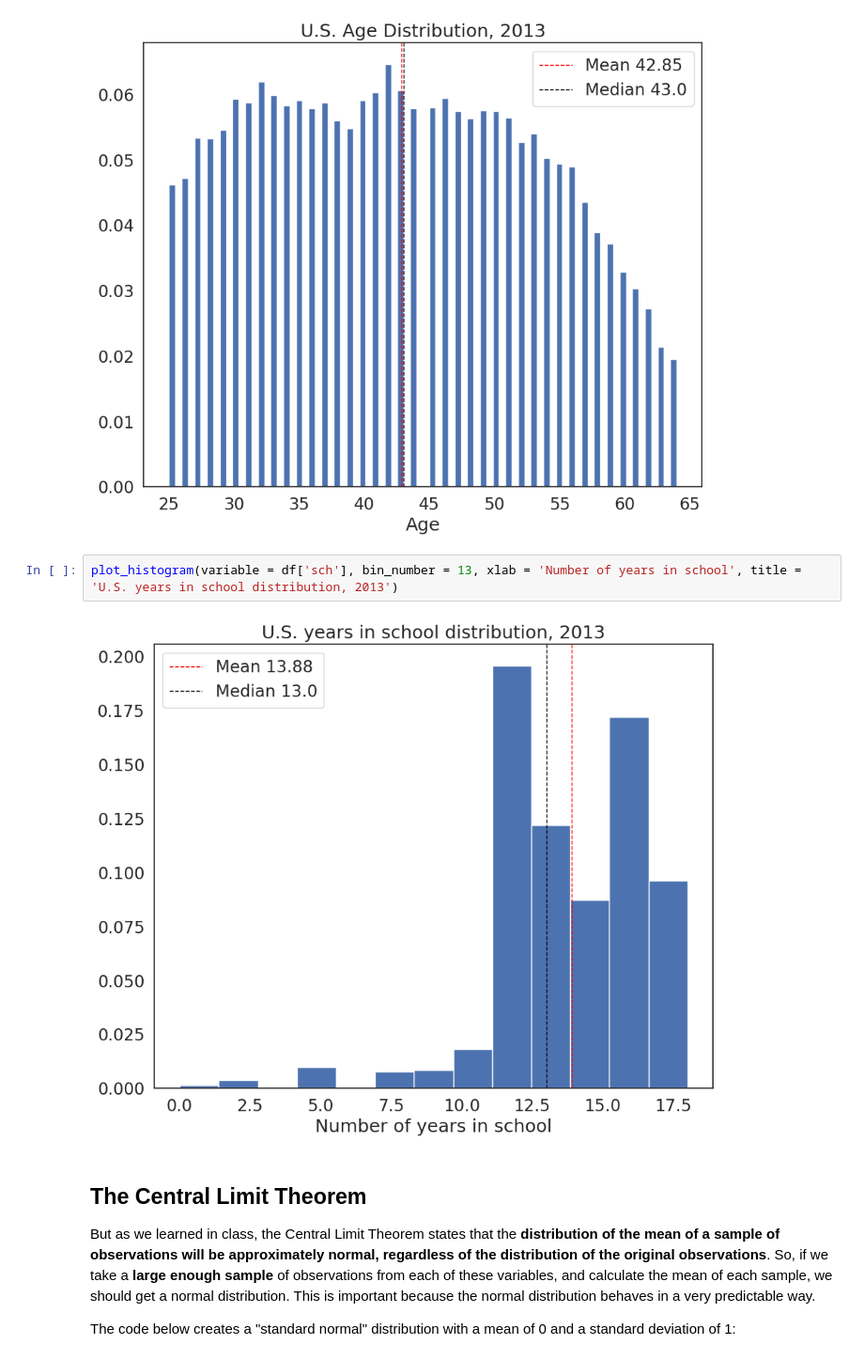
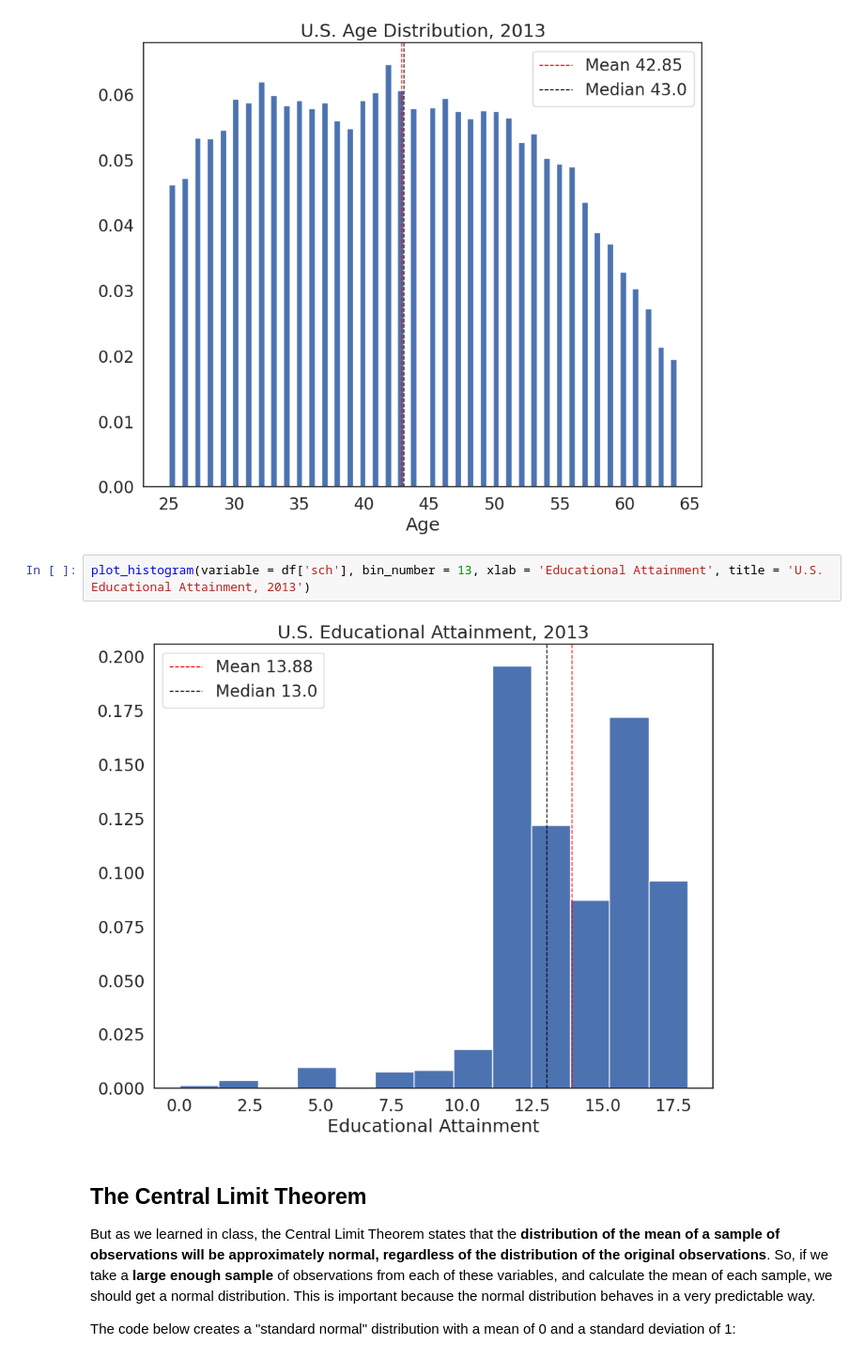
Before and after one commit to jacquelinechesher/QM2-real, a Jupyter notebook: W5_Distributions_and_Basic_Statistics.ipynb, the cells around one changed output. Shown at 94% size. Saved outputs shown, nothing was run; the diff lists cells and outputs as text.

```diff
--- a/W5_Distributions_and_Basic_Statistics.ipynb
+++ b/W5_Distributions_and_Basic_Statistics.ipynb
@@ -343,9 +343,9 @@ plot_histogram(variable = df['age'], bin_number = 80, xlab = 'Age', title = 'U.S
 # %% [output]
 [figure]
 # %%
-plot_histogram(variable = df['sch'], bin_number = 13, xlab = 'Number of years in school', title = 'U.S. years in school distribution, 2013')
+plot_histogram(variable = df['sch'], bin_number = 13, xlab = 'Educational Attainment', title = 'U.S. Educational Attainment, 2013')
 # %% [output]
-[figure, old version]
+[figure, new version]
 # %% [markdown]
 ## The Central Limit Theorem
 
```
Also changed, not shown: parts of 6 cells of this notebook.
